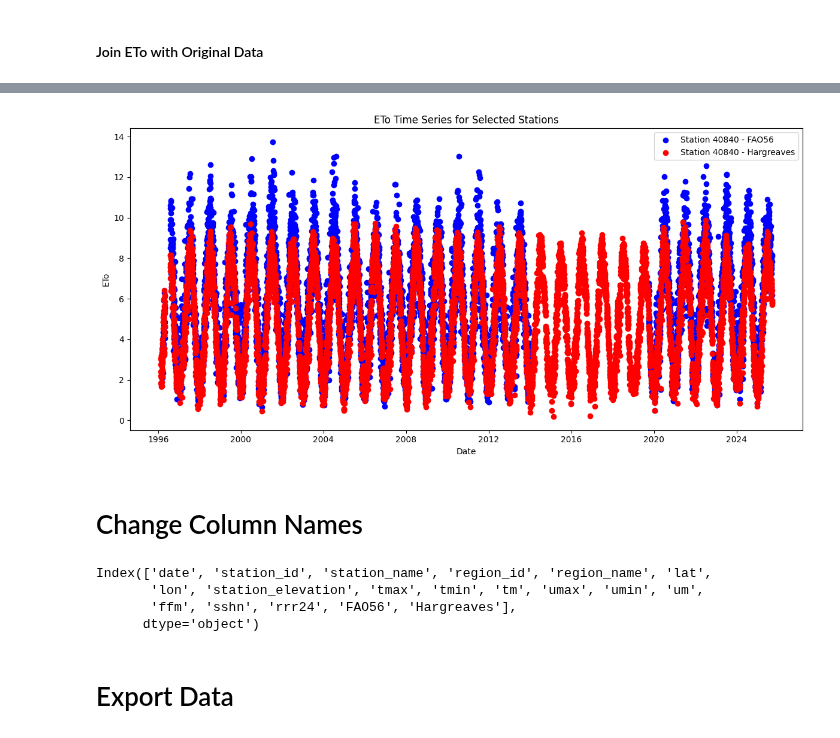
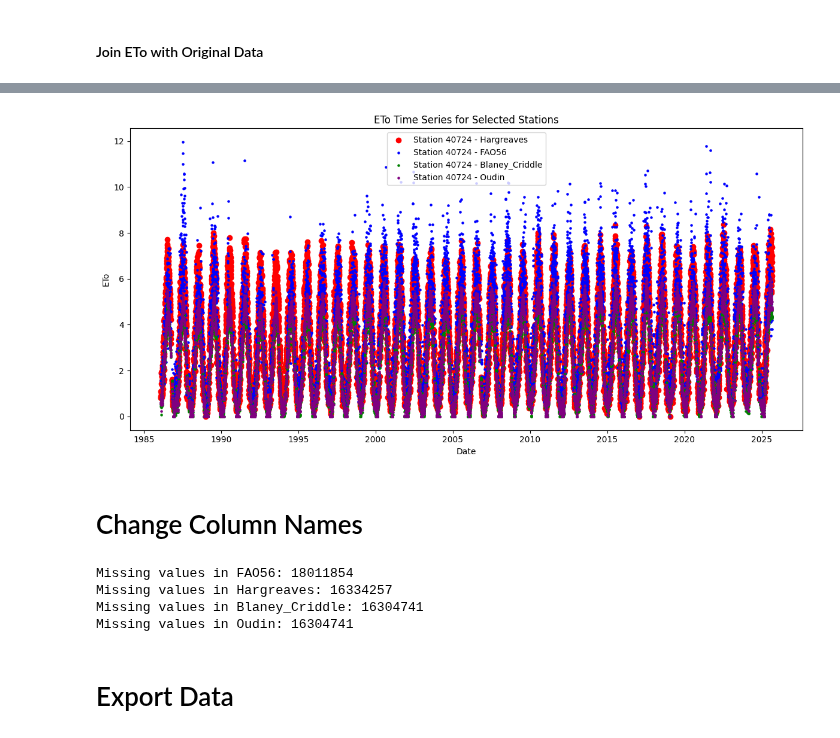
Before and after one commit to shirazialianpooya/panel-data-eto, a Jupyter notebook: src/Python/_02_Calculate_ETo.ipynb, the cells around one changed output, grey strips where cells are left out. Drawn from its saved outputs; the diff is of its cells as text; code cells hidden in the pictures.

```diff
--- a/src/Python/_02_Calculate_ETo.ipynb
+++ b/src/Python/_02_Calculate_ETo.ipynb
@@ -29,8 +29,7 @@ pd.set_option('display.max_colwidth', None)
 # Load Data
 # %%
 # Load Data From Pickle
-# with open('../../data/Khorasan_Data_1950_2025.pkl', 'rb') as f:
-with open('../../data/Iran_Data_1950_2025.pkl', 'rb') as f:
+with open('../../data/Iran_Daily_Data_1951_2025.pkl', 'rb') as f:
     data = pickle.load(f)
     logging.info("Data loaded from pickle file.")
 # %% [output]
@@ -89,3 +61,10 @@ def data_quality_control(
+# %%
+def data_quality_control(
+    df,
+    required_vars = ['tm']
+):
+    df.dropna(subset=required_vars, inplace=True, how='any')
+    return df
 # %% [markdown]
 #### Calculate ETo
 # %%
@@ -216,5 +235,17 @@ if isinstance(eto_df_hargreaves.index, pd.MultiIndex):
 else:
     data = data.join(eto_df_hargreaves)
 
+if isinstance(eto_df_blaney_criddle.index, pd.MultiIndex):
+    eto_df_blaney_criddle = eto_df_blaney_criddle.reset_index().rename(columns={0:'Blaney_Criddle'})
+    data = pd.merge(data, eto_df_blaney_criddle, on=['region_id', 'station_id', 'date'], how='left')
+else:
+    data = data.join(eto_df_blaney_criddle)
+
+if isinstance(eto_df_oudin.index, pd.MultiIndex):
+    eto_df_oudin = eto_df_oudin.reset_index().rename(columns={0:'Oudin'})
+    data = pd.merge(data, eto_df_oudin, on=['region_id', 'station_id', 'date'], how='left')
+else:
+    data = data.join(eto_df_oudin)
+
 data
 # %% [output]
@@ -291,33 +265,39 @@ Reindexing station 18554
 # %%
 import matplotlib.pyplot as plt
 
 # Select a few station_ids to plot (change as needed) + FAO56 and Hargreaves (point and line)
-stations_to_plot = result['station_id'].drop_duplicates().sample(1)
+stations_to_plot = data['station_id'].drop_duplicates().sample(1)
 
 plt.figure(figsize=(12, 6))
 for sid in stations_to_plot:
-    station_data = result[result['station_id'] == sid].sort_values('date')
+    station_data = data[data['station_id'] == sid].sort_values('date')
     # plt.plot(station_data['date'], station_data['FAO56'], label=f'Station {sid} - FAO56')
-    plt.scatter(station_data['date'], station_data['FAO56'], color='blue', label=f'Station {sid} - FAO56')
     plt.scatter(station_data['date'], station_data['Hargreaves'], color='red', label=f'Station {sid} - Hargreaves')
+    plt.scatter(station_data['date'], station_data['FAO56'], color='blue', label=f'Station {sid} - FAO56', s=5)
+    plt.scatter(station_data['date'], station_data['Blaney_Criddle'], color='green', label=f'Station {sid} - Blaney_Criddle', s=5)
+    plt.scatter(station_data['date'], station_data['Oudin'], color='purple', label=f'Station {sid} - Oudin', s=5)
 
 plt.xlabel('Date')
 plt.ylabel('ETo')
 plt.title('ETo Time Series for Selected Stations')
 plt.legend()
 plt.tight_layout()
 plt.show()
 # %% [output]
-[figure, old version]
+[figure, new version]
 # %% [markdown]
 # Change Column Names
-# %%
-result.columns
-# %% [output]
-Index(['date', 'station_id', 'station_name', 'region_id', 'region_name', 'lat',
-       'lon', 'station_elevation', 'tmax', 'tmin', 'tm', 'umax', 'umin', 'um',
-       'ffm', 'sshn', 'rrr24', 'FAO56', 'Hargreaves'],
-      dtype='object')
+# %%
+# number of missing values in FAO56 and Hargreaves
+print("Missing values in FAO56:", data['FAO56'].isna().sum())
+print("Missing values in Hargreaves:", data['Hargreaves'].isna().sum())
+print("Missing values in Blaney_Criddle:", data['Blaney_Criddle'].isna().sum())
+print("Missing values in Oudin:", data['Oudin'].isna().sum())
+# %% [output]
+Missing values in FAO56: 18011854
+Missing values in Hargreaves: 16334257
+Missing values in Blaney_Criddle: 16304741
+Missing values in Oudin: 16304741
 # %%
 # result.rename(
 #     columns={
```
Also changed, not shown: parts of 8 cells of this notebook, 1 other file.
